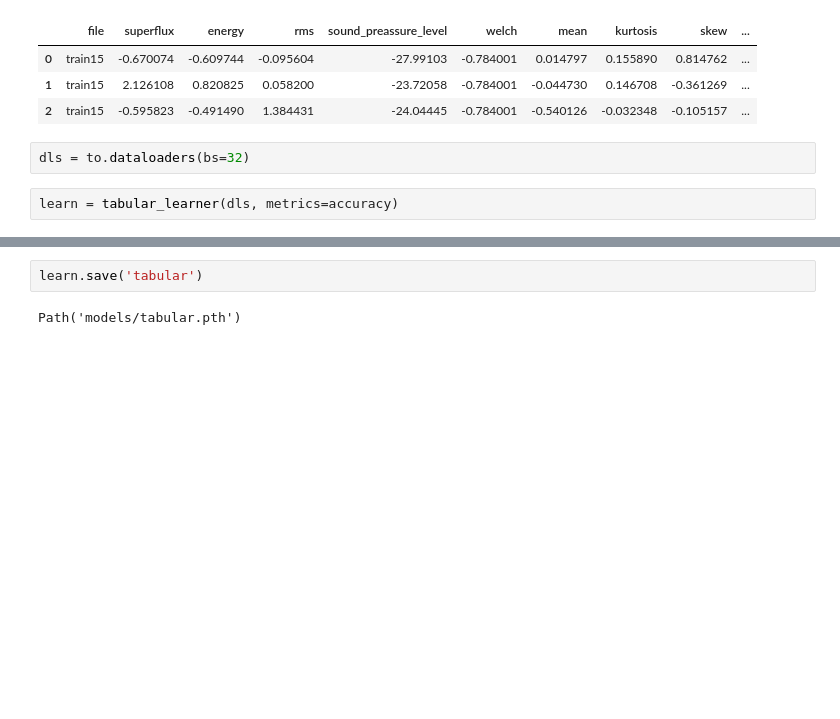
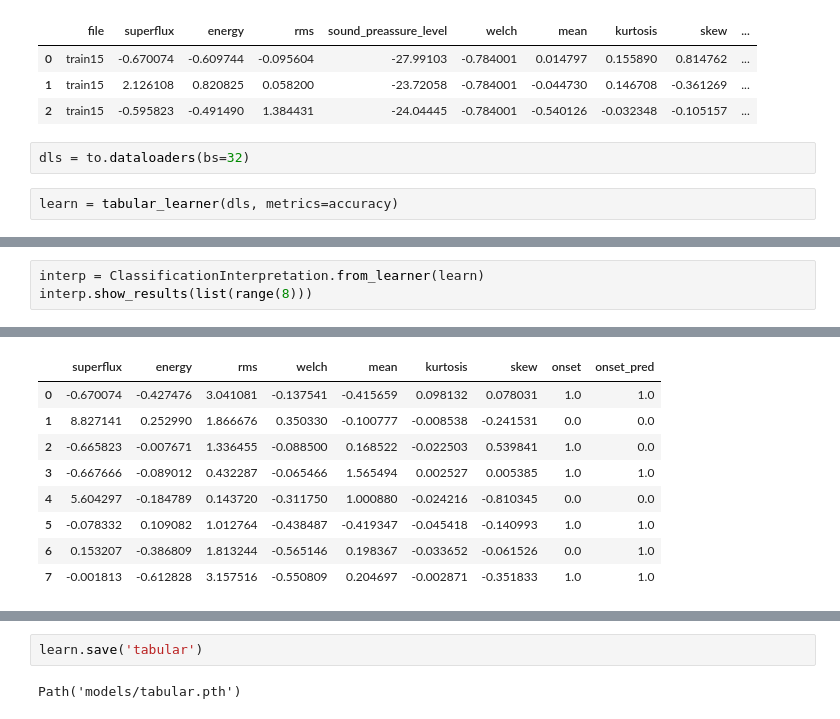
Before and after one commit to LaurenzBeck/music-processing-challenge, a Jupyter notebook: notebooks/06-fastai-tabular.ipynb, the cells around one changed output, grey strips where cells are left out. Drawn from its saved outputs; the diff is of its cells as text; blank space fills up the shorter version.

```diff
--- a/notebooks/06-fastai-tabular.ipynb
+++ b/notebooks/06-fastai-tabular.ipynb
@@ -133,0 +134,4 @@ learn.show_results()
+# %%
+interp = ClassificationInterpretation.from_learner(learn)
+interp.show_results(list(range(8)))
+# %% [output]
@@ -133,0 +140,9 @@ learn.show_results()
+|  | superflux | energy | rms | welch | mean | kurtosis | skew | onset | onset_pred |
+| 0 | -0.670074 | -0.427476 | 3.041081 | -0.137541 | -0.415659 | 0.098132 | 0.078031 | 1.0 | 1.0 |
+| 1 | 8.827141 | 0.252990 | 1.866676 | 0.350330 | -0.100777 | -0.008538 | -0.241531 | 0.0 | 0.0 |
+| 2 | -0.665823 | -0.007671 | 1.336455 | -0.088500 | 0.168522 | -0.022503 | 0.539841 | 1.0 | 0.0 |
+| 3 | -0.667666 | -0.089012 | 0.432287 | -0.065466 | 1.565494 | 0.002527 | 0.005385 | 1.0 | 1.0 |
+| 4 | 5.604297 | -0.184789 | 0.143720 | -0.311750 | 1.000880 | -0.024216 | -0.810345 | 0.0 | 0.0 |
+| 5 | -0.078332 | 0.109082 | 1.012764 | -0.438487 | -0.419347 | -0.045418 | -0.140993 | 1.0 | 1.0 |
+| 6 | 0.153207 | -0.386809 | 1.813244 | -0.565146 | 0.198367 | -0.033652 | -0.061526 | 0.0 | 1.0 |
+| 7 | -0.001813 | -0.612828 | 3.157516 | -0.550809 | 0.204697 | -0.002871 | -0.351833 | 1.0 | 1.0 |
```
Also changed, not shown: parts of 7 cells of this notebook, 8 other files.
